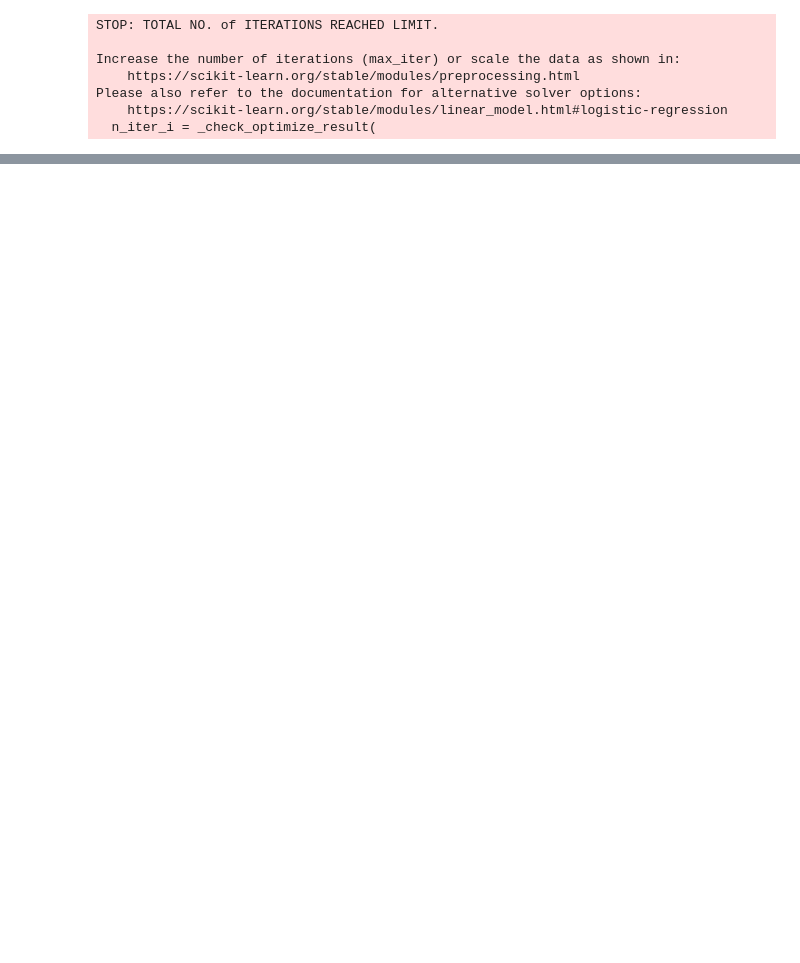
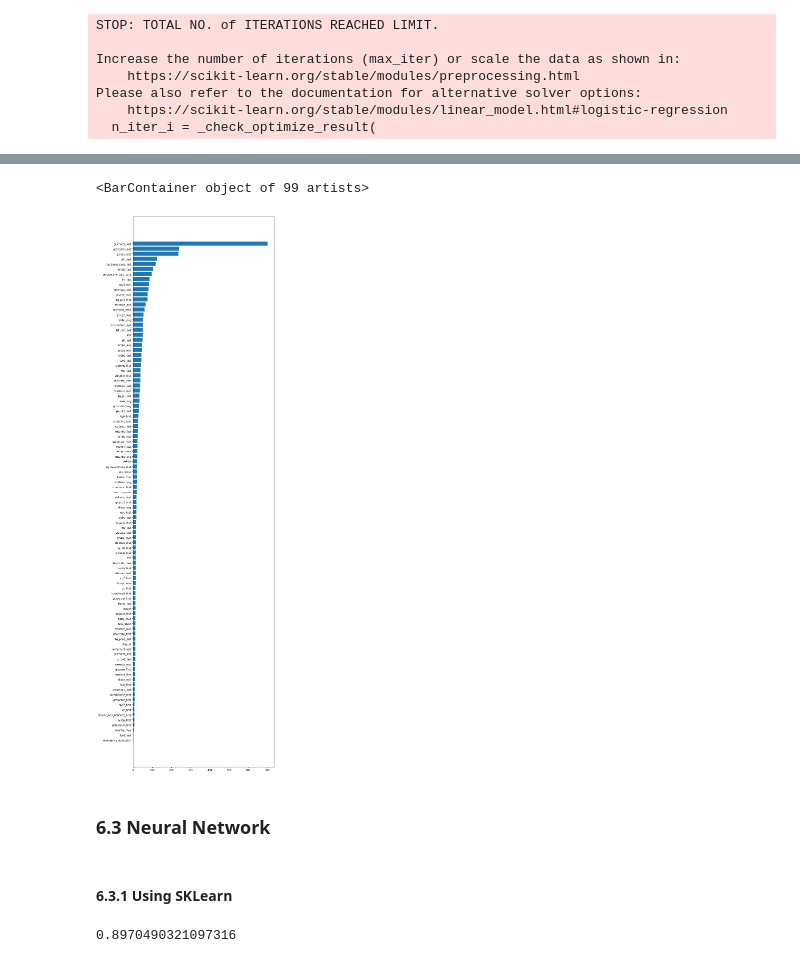
Before and after one commit to ryashpal/mimic_iii_explore, a Jupyter notebook: analysis/machine_learning/mimic_iv_feature_engineering_2.ipynb, the cells around one changed output, grey strips where cells are left out. Drawn from its saved outputs; the diff is of its cells as text; code cells hidden in the pictures; blank space fills up the shorter version.

Commit message:
XGB and neural networks

```diff
--- a/analysis/machine_learning/mimic_iv_feature_engineering_2.ipynb
+++ b/analysis/machine_learning/mimic_iv_feature_engineering_2.ipynb
@@ -1160,0 +1172,8 @@ plt.barh(y=lrDf.feature, width=lrDf.weight)
+# %%
+estimator = Pipeline([("imputer", SimpleImputer(missing_values=np.nan, strategy="mean")),
+                      ("scaler", StandardScaler()),
+                      ("xgb" , xgb.XGBClassifier(max_depth=3, n_estimators=300, learning_rate=0.05))])
+mdl = estimator.fit(X_train, y_train)
+probs = mdl.predict_proba(X_test)
+probs = probs[:,1]
+preds = mdl.predict(X_test)
@@ -1160,0 +1201,17 @@ plt.barh(y=lrDf.feature, width=lrDf.weight)
+# %%
+data = []
+feature_imp_dict = mdl.named_steps['xgb'].get_booster().get_score(importance_type="gain")
+for feature_imp in feature_imp_dict:
+    data.append([X_header[int(feature_imp[1:])], feature_imp_dict[feature_imp]])
+xgbDf = pd.DataFrame(data, columns = ['feature', 'weight'])
+xgbDf.sort_values('weight', inplace=True)
+# %%
+plt.figure(figsize=(10,40))
+plt.barh(y=xgbDf.feature, width=xgbDf.weight)
+# %% [output]
+<BarContainer object of 99 artists>
+[figure, added]
+# %% [markdown]
+### 6.3 Neural Network
+# %% [markdown]
+#### 6.3.1 Using SKLearn
@@ -1160,0 +1226,6 @@ plt.barh(y=lrDf.feature, width=lrDf.weight)
+# %%
+# calculate score (AUROC)
+roc_score = metrics.roc_auc_score(y_test, probs)
+roc_score
+# %% [output]
+0.8970490321097316
```
Also changed, not shown: parts of 37 cells of this notebook, 1 other file.
